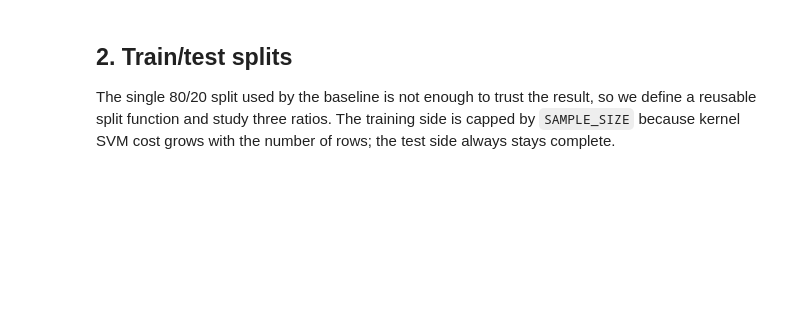
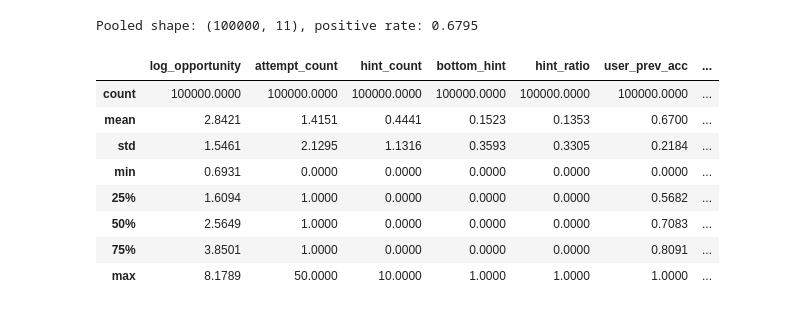
Before and after one commit to suhaybfr/ML-ops, a Jupyter notebook: notebooks/02_svm_model_validation.ipynb, the cells around one changed output. Saved outputs shown, nothing was run; the diff lists cells and outputs as text; code cells hidden in the pictures; blank space fills up the shorter version.

```diff
--- a/notebooks/02_svm_model_validation.ipynb
+++ b/notebooks/02_svm_model_validation.ipynb
@@ -102,7 +54,19 @@ Positive rate: 0.6795
-# %% [markdown]
-## 2. Train/test splits
-
-The single 80/20 split used by the baseline is not enough to trust the result,
-so we define a reusable split function and study three ratios. The training
-side is capped by `SAMPLE_SIZE` because kernel SVM cost grows with the number of
-rows; the test side always stays complete.
+# %%
+train_part = pd.read_csv(ROOT / "data" / "processed" / "train.csv")
+test_part = pd.read_csv(ROOT / "data" / "processed" / "test.csv")
+pooled = pd.concat([train_part, test_part], ignore_index=True)
+
+X_all, y_all = select_xy(pooled)
+print(f"Pooled shape: {X_all.shape}, positive rate: {y_all.mean():.4f}")
+X_all.describe().round(4)
+# %% [output]
+Pooled shape: (100000, 11), positive rate: 0.6795
+|  | log_opportunity | attempt_count | hint_count | bottom_hint | hint_ratio | user_prev_acc | ... |
+| count | 100000.0000 | 100000.0000 | 100000.0000 | 100000.0000 | 100000.0000 | 100000.0000 | ... |
+| mean | 2.8421 | 1.4151 | 0.4441 | 0.1523 | 0.1353 | 0.6700 | ... |
+| std | 1.5461 | 2.1295 | 1.1316 | 0.3593 | 0.3305 | 0.2184 | ... |
+| min | 0.6931 | 0.0000 | 0.0000 | 0.0000 | 0.0000 | 0.0000 | ... |
+| 25% | 1.6094 | 1.0000 | 0.0000 | 0.0000 | 0.0000 | 0.5682 | ... |
+| 50% | 2.5649 | 1.0000 | 0.0000 | 0.0000 | 0.0000 | 0.7083 | ... |
+| 75% | 3.8501 | 1.0000 | 0.0000 | 0.0000 | 0.0000 | 0.8091 | ... |
+| max | 8.1789 | 50.0000 | 10.0000 | 1.0000 | 1.0000 | 1.0000 | ... |
```
Also changed, not shown: parts of 25 cells of this notebook, 39 other files.
